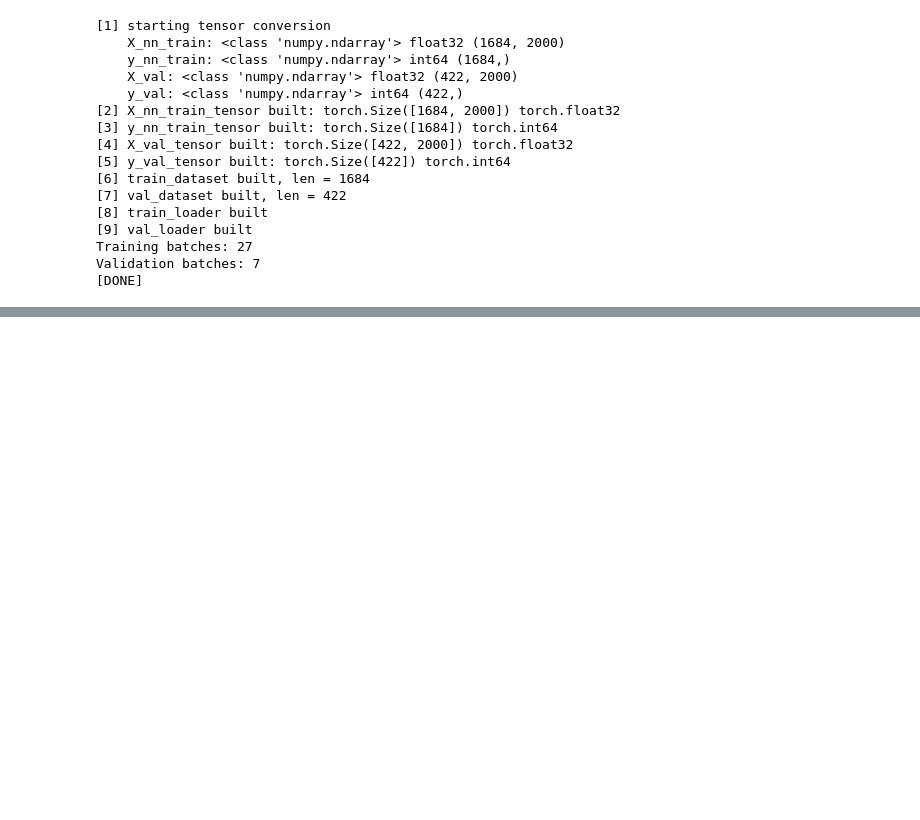
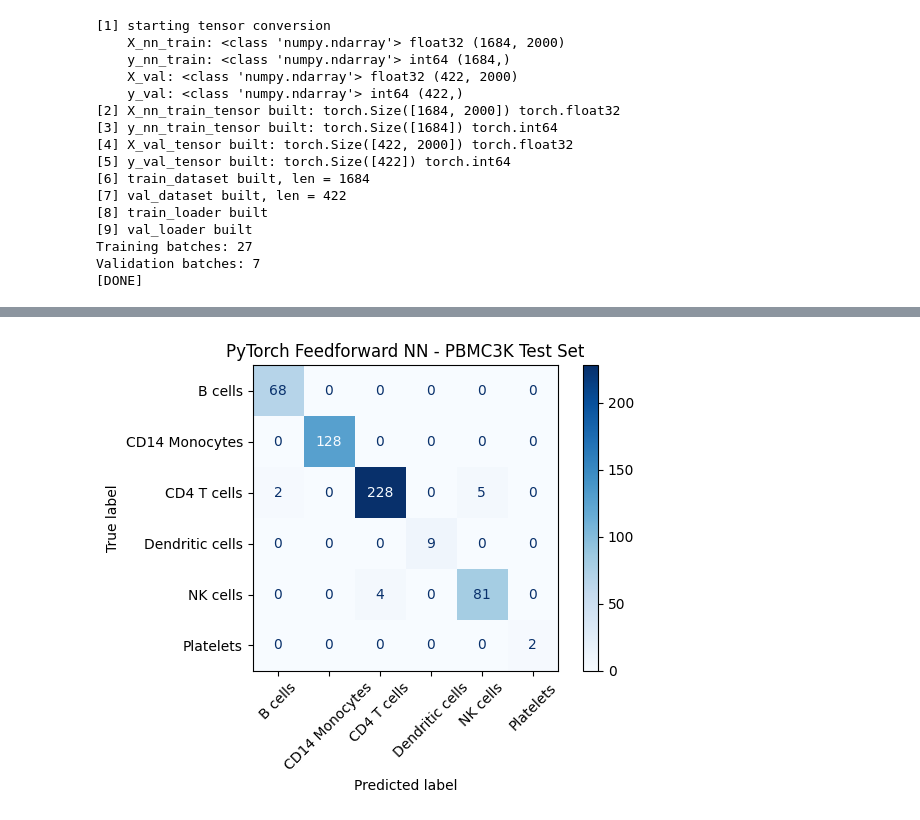
Before and after one commit to tshotts07/ImmunoType, a Jupyter notebook: notebooks/05_machine_learning.ipynb, the cells around one changed output, grey strips where cells are left out. Saved outputs shown, nothing was run; the diff lists cells and outputs as text; code cells hidden in the pictures; blank space fills up the shorter version.

```diff
--- a/notebooks/05_machine_learning.ipynb
+++ b/notebooks/05_machine_learning.ipynb
@@ -744,0 +961,22 @@ Validation batches: 7
+# %%
+X_test_tensor = torch.tensor(X_test_scaled, dtype=torch.float32)
+
+nn_model.eval()
+with torch.no_grad():
+    test_logits = nn_model(X_test_tensor)
+    nn_pred_encoded = test_logits.argmax(dim=1).numpy()
+
+nn_pred = label_encoder.inverse_transform(nn_pred_encoded)
+
+nn_accuracy = accuracy_score(y_test, nn_pred)
+
+print("PyTorch Feedforward NN Test Accuracy:", nn_accuracy)
+
+print("\nClassification Report:")
+print(
+    classification_report(
+        y_test,
+        nn_pred,
+        digits=3
+    )
+)
@@ -744,0 +999,14 @@ Validation batches: 7
+# %%
+ConfusionMatrixDisplay.from_predictions(
+    y_test,
+    nn_pred,
+    labels=label_encoder.classes_,
+    xticks_rotation=45,
+    cmap="Blues"
+)
+
+plt.title("PyTorch Feedforward NN - PBMC3K Test Set")
+plt.tight_layout()
+plt.show()
+# %% [output]
+[figure, added]
```
Also changed, not shown: parts of 7 cells of this notebook, 2 other files.
